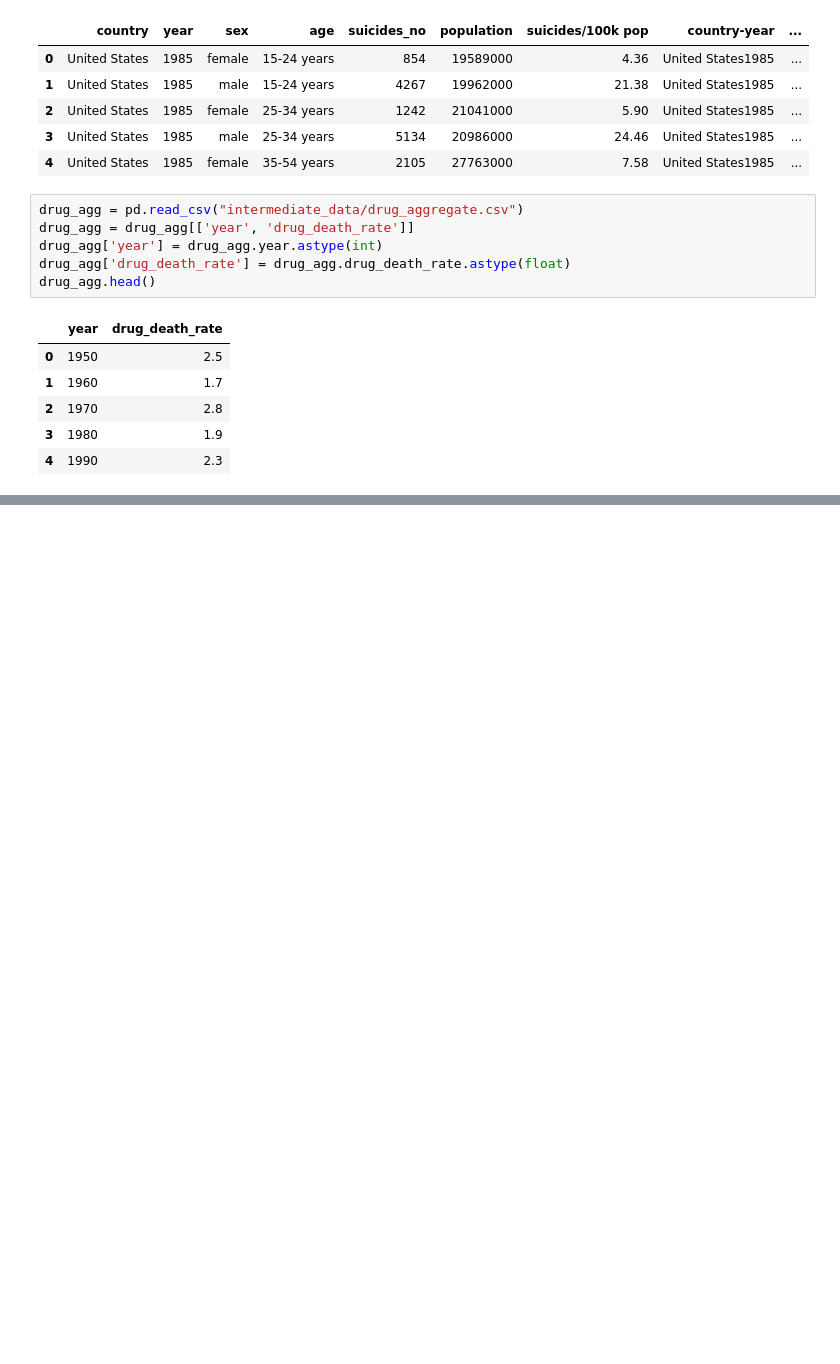
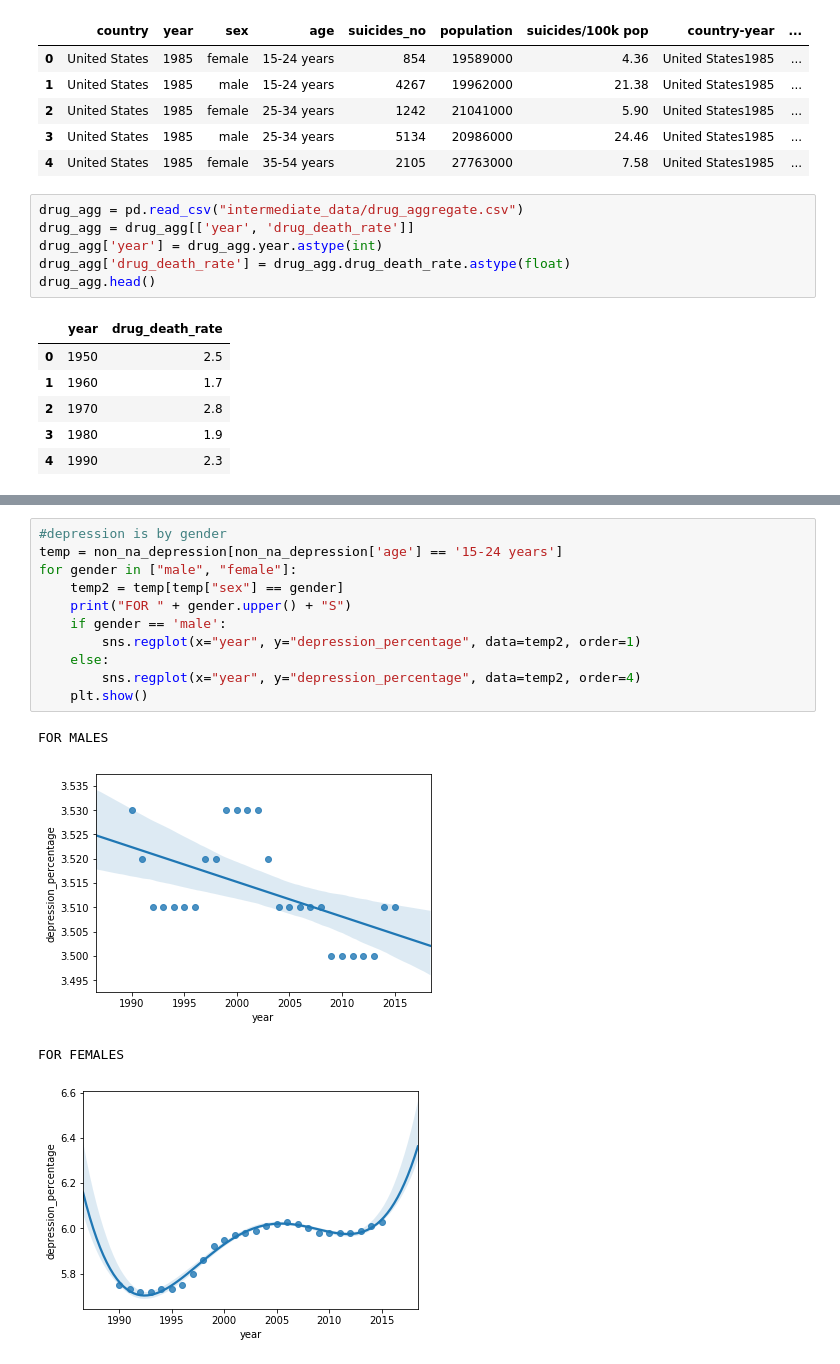
Before and after one commit to kanam12/ieor142finalproject, a Jupyter notebook: EDA_for_NAs.ipynb, the cells around one changed output, grey strips where cells are left out. Drawn from its saved outputs; the diff is of its cells as text; blank space fills up the shorter version.

```diff
--- a/EDA_for_NAs.ipynb
+++ b/EDA_for_NAs.ipynb
@@ -39,0 +40,16 @@ non_na_depression.head()
+# %%
+#depression is by gender
+temp = non_na_depression[non_na_depression['age'] == '15-24 years']
+for gender in ["male", "female"]:
+    temp2 = temp[temp["sex"] == gender]
+    print("FOR " + gender.upper() + "S")
+    if gender == 'male':
+        sns.regplot(x="year", y="depression_percentage", data=temp2, order=1)
+    else:
+        sns.regplot(x="year", y="depression_percentage", data=temp2, order=4)
+    plt.show()
+# %% [output]
+FOR MALES
+[figure, added]
+FOR FEMALES
+[figure, added]
```
Also changed, not shown: parts of 5 cells of this notebook.
